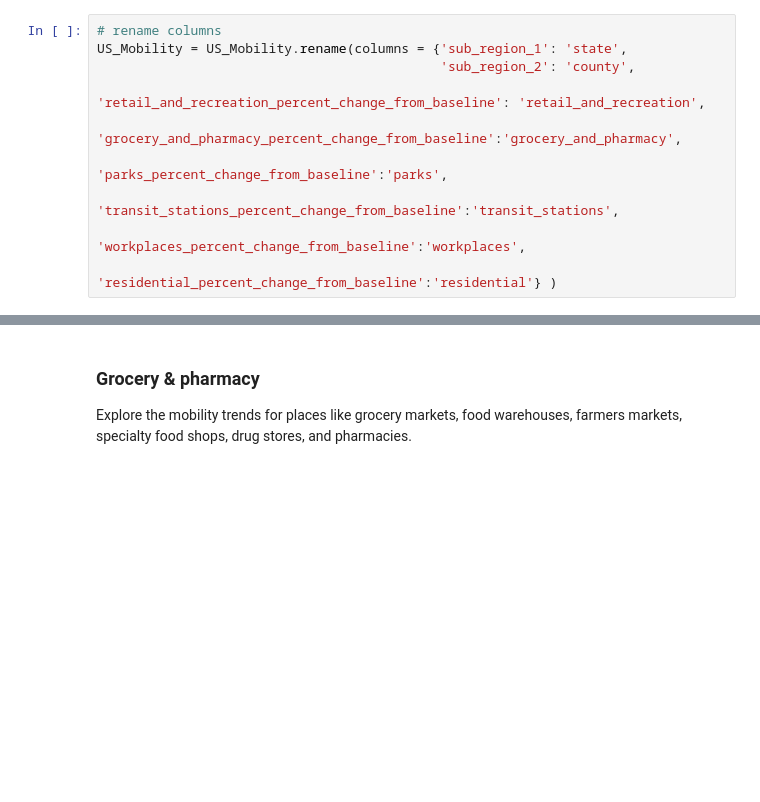
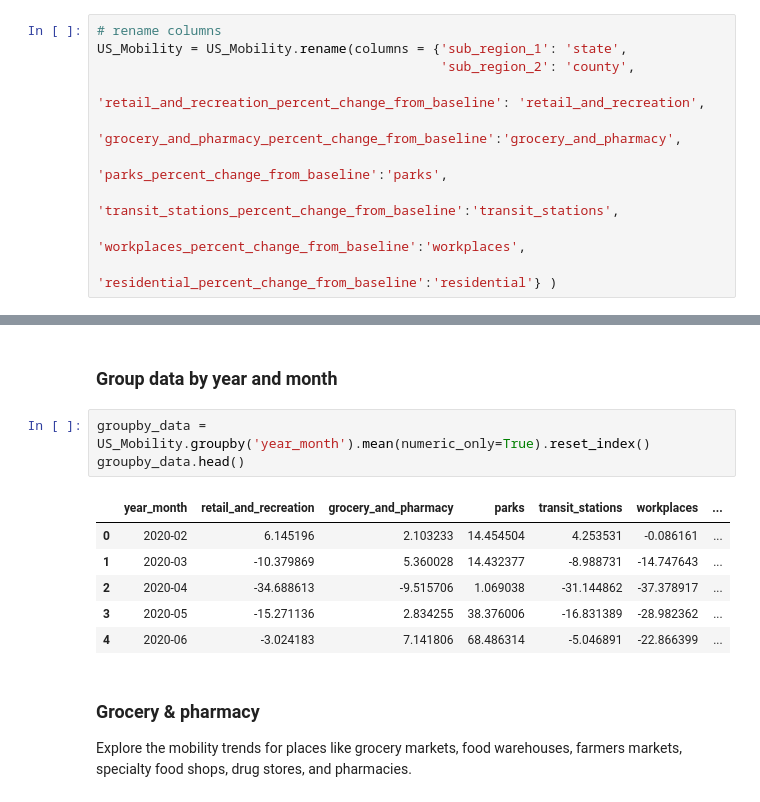
Before and after one commit to UCB-stat-159-s23/project-Group24, a Jupyter notebook: EDA_analysis.ipynb, the cells around one changed output, grey strips where cells are left out. Saved outputs shown, nothing was run; the diff lists cells and outputs as text; blank space fills up the shorter version.

```diff
--- a/EDA_analysis.ipynb
+++ b/EDA_analysis.ipynb
@@ -97,3 +97,15 @@ Name: year-month, Length: 551057, dtype: object
+# %% [markdown]
+### Group data by year and month
+# %%
+groupby_data = US_Mobility.groupby('year_month').mean(numeric_only=True).reset_index()
+groupby_data.head()
+# %% [output]
+|  | year_month | retail_and_recreation | grocery_and_pharmacy | parks | transit_stations | workplaces | ... |
+| 0 | 2020-02 | 6.145196 | 2.103233 | 14.454504 | 4.253531 | -0.086161 | ... |
+| 1 | 2020-03 | -10.379869 | 5.360028 | 14.432377 | -8.988731 | -14.747643 | ... |
+| 2 | 2020-04 | -34.688613 | -9.515706 | 1.069038 | -31.144862 | -37.378917 | ... |
+| 3 | 2020-05 | -15.271136 | 2.834255 | 38.376006 | -16.831389 | -28.982362 | ... |
+| 4 | 2020-06 | -3.024183 | 7.141806 | 68.486314 | -5.046891 | -22.866399 | ... |
 # %% [markdown]
 ### Grocery & pharmacy
 
```
Also changed, not shown: parts of 6 cells of this notebook.
